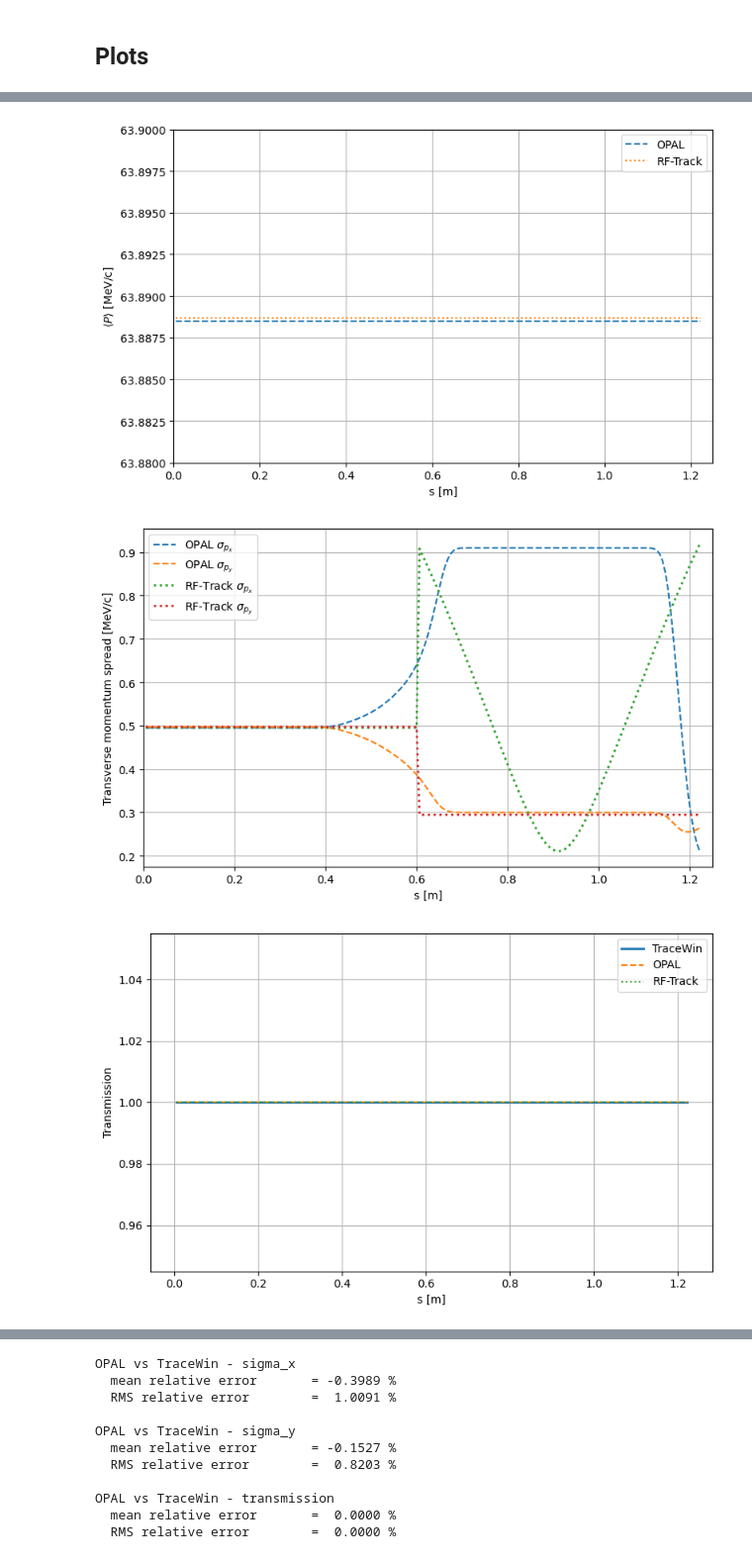
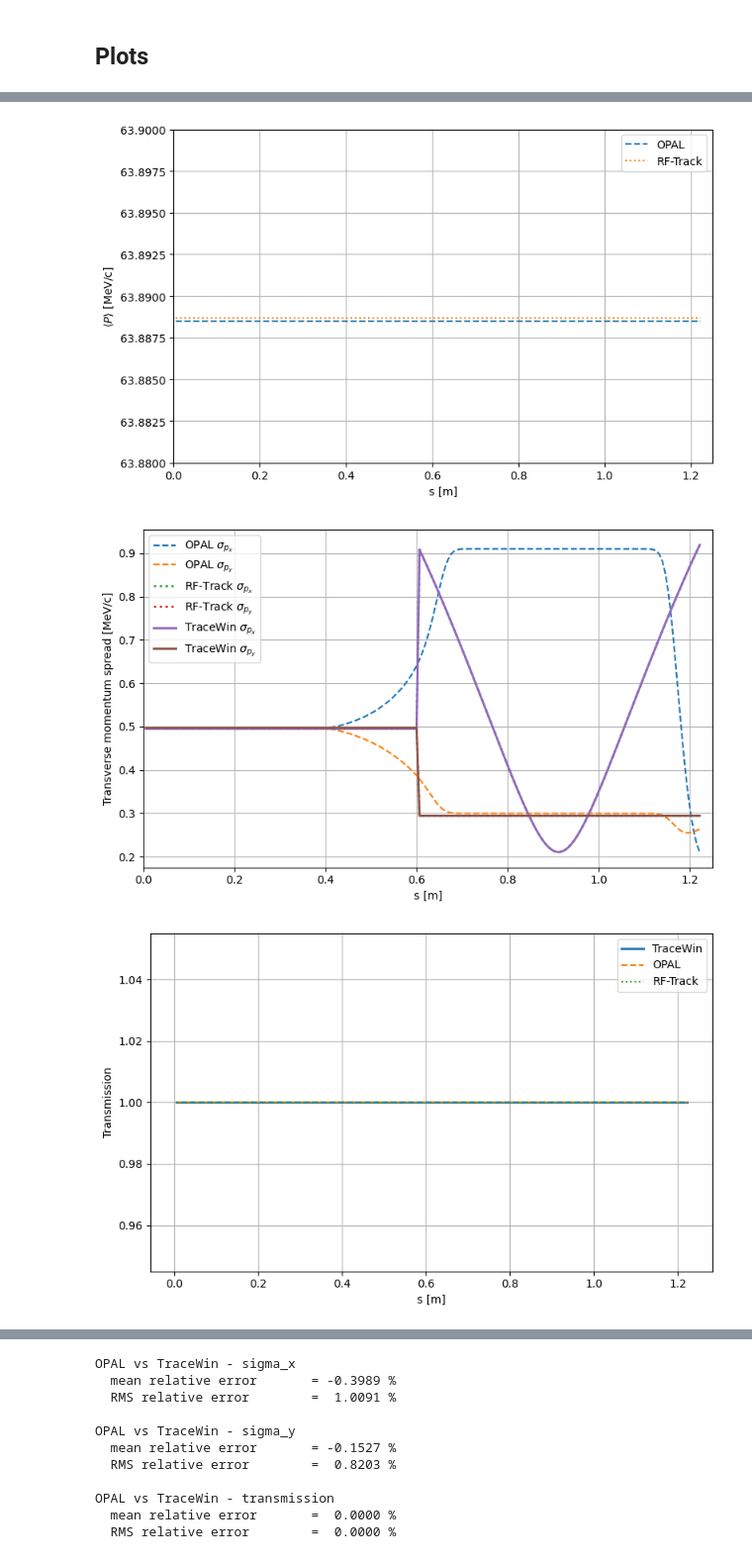
Before and after one commit to psolmor/Validation-of-linear-ion-accelerator, a Jupyter notebook: benchmark.ipynb, the cells around one changed output, grey strips where cells are left out. Shown at 99% size. Saved outputs shown, nothing was run; the diff lists cells and outputs as text; code cells hidden in the pictures.

Commit message:
Add plot rms_px and rms_py for tracewin

```diff
--- a/benchmark.ipynb
+++ b/benchmark.ipynb
@@ -94,20 +94,33 @@ sigma_py_rf_mom = P_rf * sigma_py_rf / 1000
 tracewin_lebt_x = np.loadtxt(root / "inputs" / "Chart_rmssizeX(mm).txt", skiprows=1)
 tracewin_lebt_y = np.loadtxt(root / "inputs" / "Chart_rmssizeY(mm).txt", skiprows=1)
 tracewin_trans = np.loadtxt(root / "inputs" / "Chart_Transmission(%).txt", skiprows=1)
-tracewin_energy = np.loadtxt(root / "inputs" / "envelopes.txt", skiprows=2)
+tracewin_envelope = np.loadtxt(root / "inputs" / "envelopes.txt", skiprows=2)
 
 s_tracewin_x = tracewin_lebt_x[:, 0]
 s_tracewin_y = tracewin_lebt_y[:, 0]
 s_tracewin_N = tracewin_trans[:, 0]
-s_tracewin_envelope = tracewin_energy[:, 0]
+s_tracewin_envelope = tracewin_envelope[:, 0]
 
 rms_x_tracewin = tracewin_lebt_x[:, 1]
 rms_y_tracewin = tracewin_lebt_y[:, 1]
 N_tracewin = tracewin_trans[:, 1]
 
-E_tracewin = tracewin_energy[:, 9] / 100   # MeV
-beta_x_tracewin = tracewin_energy[:, 24]
-beta_y_tracewin = tracewin_energy[:, 25]
+E_tracewin = tracewin_envelope[:, 9] / 100   # MeV
+beta_x_tracewin = tracewin_envelope[:, 24]
+beta_y_tracewin = tracewin_envelope[:, 25]
+
+sigma_xp_tracewin = tracewin_envelope[:, 13]  # rad
+sigma_yp_tracewin = tracewin_envelope[:, 15]  # rad
+
+gamma_tracewin = 1 + tracewin_envelope[:, 1]
+betagamma_tracewin = np.sqrt(gamma_tracewin**2 - 1)
+
+P_tracewin = mass * betagamma_tracewin  # MeV/c
+
+sigma_px_tracewin = P_tracewin * sigma_xp_tracewin
+sigma_py_tracewin = P_tracewin * sigma_yp_tracewin
+
+
 
 # Helpers
 
@@ -238,9 +251,10 @@ P_rf_c = np.interp(s_common, s_rf, P_rf)
 
 sigma_px_opal_c = np.interp(s_common, s_opal, sigma_px_opal)
 sigma_py_opal_c = np.interp(s_common, s_opal, sigma_py_opal)
-
 sigma_px_rf_c = np.interp(s_common, s_rf, sigma_px_rf)
 sigma_py_rf_c = np.interp(s_common, s_rf, sigma_py_rf)
+sigma_px_tracewin_c = np.interp(s_common, s_tracewin_envelope, sigma_px_tracewin)
+sigma_py_tracewin_c = np.interp(s_common, s_tracewin_envelope, sigma_py_tracewin)
 
 sigma_px_opal_mom_c = np.interp(s_common, s_opal, sigma_px_opal_mom)
 sigma_py_opal_mom_c = np.interp(s_common, s_opal, sigma_py_opal_mom)
@@ -329,6 +343,8 @@ plt.plot(s_common, sigma_px_opal_mom_c, "--", label=r"OPAL $\sigma_{p_x}$")
 plt.plot(s_common, sigma_py_opal_mom_c, "--", label=r"OPAL $\sigma_{p_y}$")
 plt.plot(s_common, sigma_px_rf_mom_c, ":", linewidth=2, label=r"RF-Track $\sigma_{p_x}$")
 plt.plot(s_common, sigma_py_rf_mom_c, ":", linewidth=2, label=r"RF-Track $\sigma_{p_y}$")
+plt.plot(s_common, sigma_px_tracewin_c, "-", linewidth=2, label=r"TraceWin $\sigma_{p_x}$")
+plt.plot(s_common, sigma_py_tracewin_c, "-", linewidth=2, label=r"TraceWin $\sigma_{p_y}$")
 plt.xlabel("s [m]")
 plt.ylabel(r"Transverse momentum spread [MeV/c]")
 plt.xlim(0, 1.25)
@@ -356,34 +372,34 @@ plt.plot(s_common, beta_y_tw_c, "-", linewidth=2.8, label=r"TraceWin $\beta_y$")
 plt.plot(s_common, beta_x_opal_c, "--", linewidth=2.2, label=r"OPAL $\beta_x$")
 plt.plot(s_common, beta_y_opal_c, "--", linewidth=2.2, label=r"OPAL $\beta_y$")
 plt.plot(s_common, beta_x_rf_c, ":", linewidth=2.2, marker="o", markevery=40, ms=4,
          label=r"RF-Track $\beta_x$")
 plt.plot(s_common, beta_y_rf_c, ":", linewidth=2.2, marker="s", markevery=40, ms=4,
          label=r"RF-Track $\beta_y$")
 plt.xlabel("s [m]")
 plt.ylabel(r"$\beta$ [mm/mrad]")
 plt.grid(True, alpha=0.3)
 plt.legend(fontsize=10)
 plt.tight_layout()
 plt.show()
 
 # Alpha
 plt.figure(figsize=(8, 5))
 plt.plot(s_common, alpha_x_opal_c, "--", label=r"OPAL $\alpha_x$")
 plt.plot(s_common, alpha_y_opal_c, "--", label=r"OPAL $\alpha_y$")
 plt.plot(s_common, alpha_x_rf_c, label=r"RF-Track $\alpha_x$", linewidth=2)
 plt.plot(s_common, alpha_y_rf_c, label=r"RF-Track $\alpha_y$", linewidth=2)
 plt.xlabel("s [m]")
 plt.ylabel(r"$\alpha$")
 plt.grid(True)
 plt.legend()
 plt.tight_layout()
 plt.show()
 # %% [output]
 [figure]
 [figure]
 [figure]
 [figure]
-[figure, old version]
+[figure, new version]
 [figure]
 [figure]
 [figure]
```
